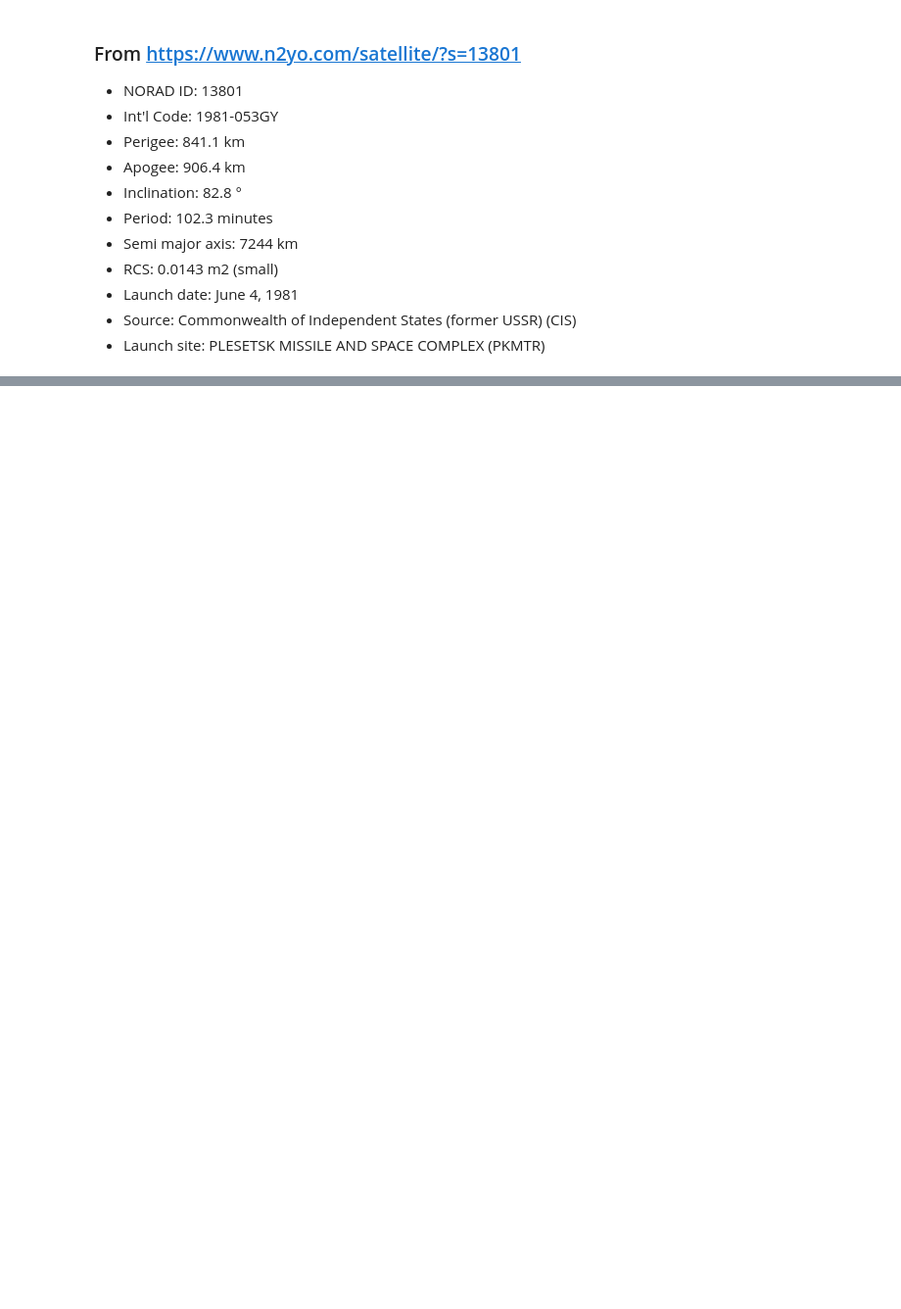
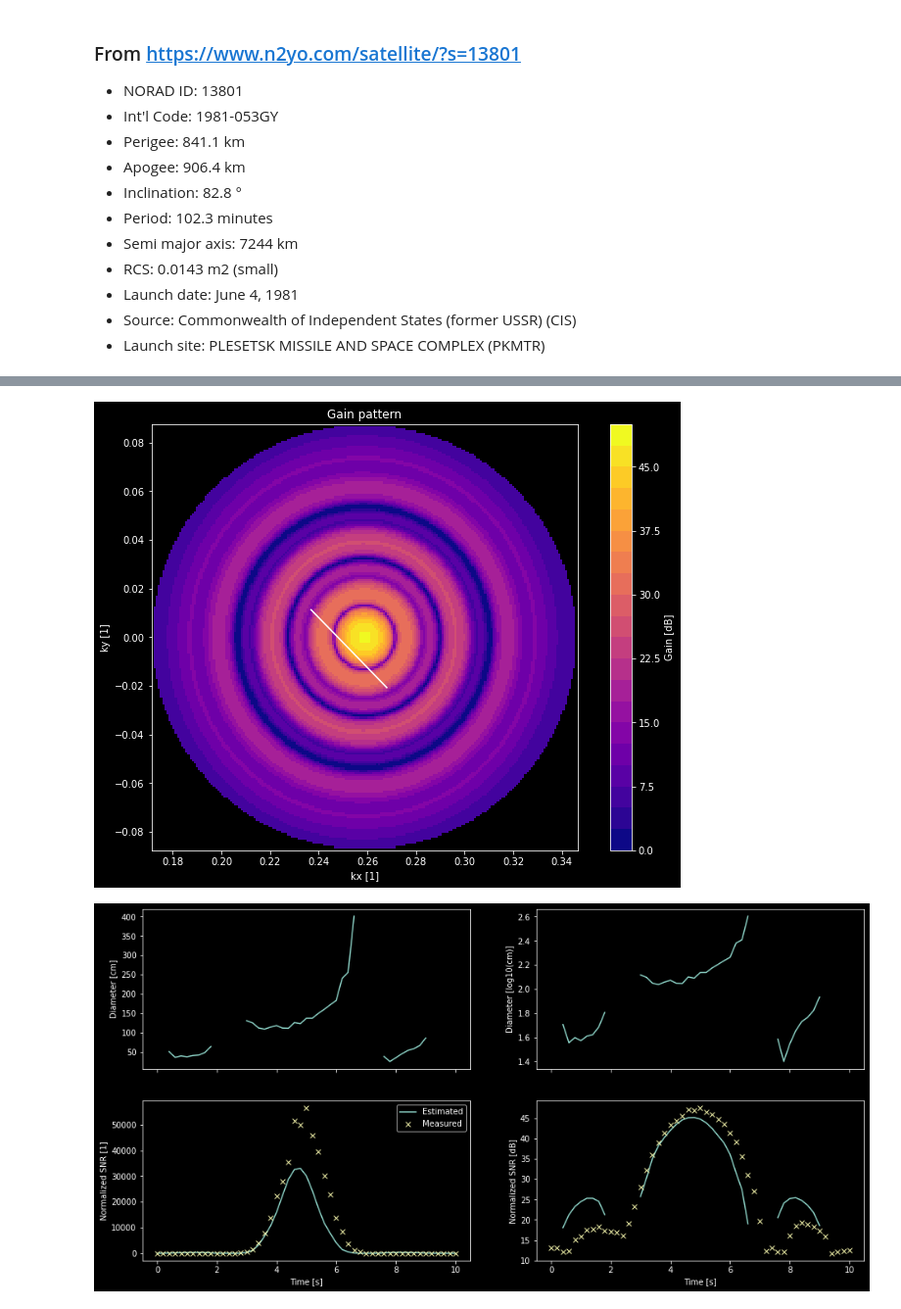
Before and after one commit to jvierine/antisat_analysis, a Jupyter notebook: projects/rcs_with_correlated_result.ipynb, the cells around one changed output, grey strips where cells are left out. Shown at 98% size. Cells and saved outputs as stored; diff of their text form; code cells hidden in the pictures; blank space fills up the shorter version.

```diff
--- a/projects/rcs_with_correlated_result.ipynb
+++ b/projects/rcs_with_correlated_result.ipynb
@@ -142,6 +152,8 @@ from determine_beampark_rcs import load_spade_extended
 
 data_file = data_path / f'20211123_12/{ext_data_file}/{ext_data_file}.hlist'
 data = load_spade_extended(data_file)
+# %%
+est_diam = 1e0
 # %%
 radar = sorts.radars.eiscat_uhf
 radar.tx[0].beam.sph_point(azimuth=90, elevation=75)
@@ -147,0 +203,4 @@ radar.tx[0].beam.sph_point(azimuth=90, elevation=75)
+# %%
+G_db_lim = 28
+diam[G_pth_db < G_db_lim] = np.nan
+SNR_sim[G_pth_db < G_db_lim] = 0
@@ -147,0 +216,29 @@ radar.tx[0].beam.sph_point(azimuth=90, elevation=75)
+# %%
+fig, ax = plt.subplots(figsize=(12, 8))
+ax.plot(pth[0, :], pth[1, :], '-w')
+pyant.plotting.gain_heatmap(radar.tx[0].beam, min_elevation=85.0, ax=ax)
+
+HERE = Path('.').resolve()
+OUTPUT = HERE / 'output' / 'RCS_test_plots'
+OUTPUT.mkdir(exist_ok=True)
+fig.savefig(OUTPUT / 'correlated_pass_pth_gain.png')
+
+fig, axes = plt.subplots(2, 2, figsize=(16, 8), sharex=True)
+axes[0, 0].plot(data['t'], diam*1e2)
+axes[0, 0].set_ylabel('Diameter [cm]')
+axes[0, 1].plot(data['t'], np.log10(diam*1e2))
+axes[0, 1].set_ylabel('Diameter [log10(cm)]')
+axes[1, 0].set_xlabel('Time [s]')
+
+axes[1, 0].plot(data['t'], SNR_sim, label='Estimated')
+axes[1, 0].plot(data['t'], data['SNR'], 'x', label='Measured')
+axes[1, 1].plot(data['t'], 10*np.log10(SNR_sim), label='Estimated')
+axes[1, 1].plot(data['t'], 10*np.log10(data['SNR']), 'x', label='Measured')
+axes[1, 0].legend()
+axes[1, 1].set_xlabel('Time [s]')
+axes[1, 0].set_ylabel('Normalized SNR [1]')
+axes[1, 1].set_ylabel('Normalized SNR [dB]')
+fig.savefig(OUTPUT / 'correlated_pass_snr_match.png')
+# %% [output]
+[figure, added]
+[figure, added]
```
Also changed, not shown: parts of 5 cells of this notebook, 1 other file.
